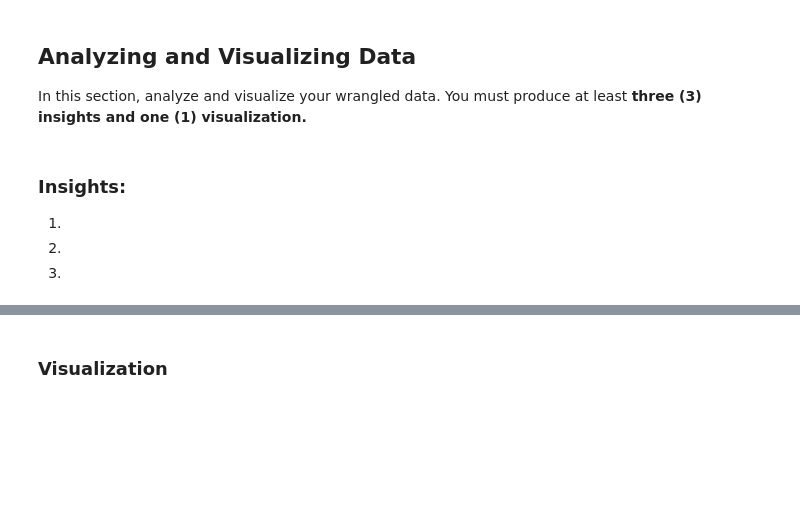
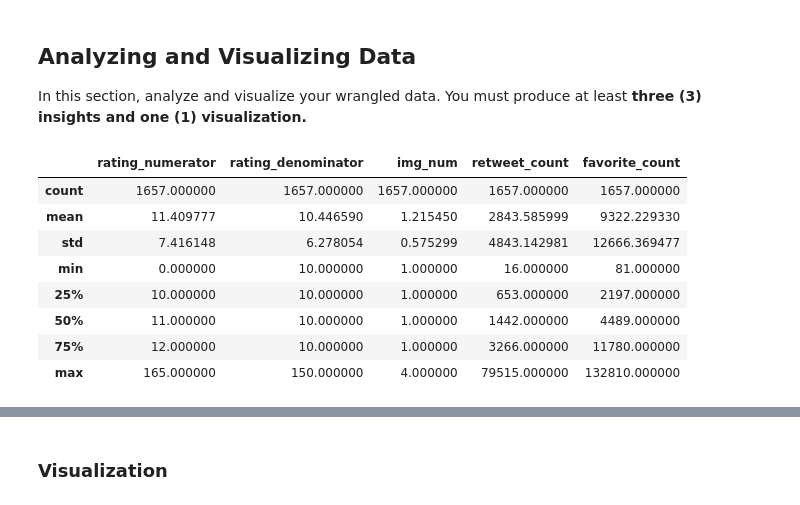
Before and after one commit to Damola-Adedoyin/wrangling_twitter_data, a Jupyter notebook: wrangle_act.ipynb, the cells around one changed output, grey strips where cells are left out. Cells and saved outputs as stored; diff of their text form; code cells hidden in the pictures; blank space fills up the shorter version.

```diff
--- a/wrangle_act.ipynb
+++ b/wrangle_act.ipynb
@@ -849,10 +883,15 @@ twitter_archive_master.to_csv('twitter_archive_master.csv', index=False)
 # %% [markdown]
 ## Analyzing and Visualizing Data
 In this section, analyze and visualize your wrangled data. You must produce at least **three (3) insights and one (1) visualization.**
-# %% [markdown]
-### Insights:
-1.
-
-2.
-
-3.
+# %%
+twitter_archive_master.describe()
+# %% [output]
+|  | rating_numerator | rating_denominator | img_num | retweet_count | favorite_count |
+| count | 1657.000000 | 1657.000000 | 1657.000000 | 1657.000000 | 1657.000000 |
+| mean | 11.409777 | 10.446590 | 1.215450 | 2843.585999 | 9322.229330 |
+| std | 7.416148 | 6.278054 | 0.575299 | 4843.142981 | 12666.369477 |
+| min | 0.000000 | 10.000000 | 1.000000 | 16.000000 | 81.000000 |
+| 25% | 10.000000 | 10.000000 | 1.000000 | 653.000000 | 2197.000000 |
+| 50% | 11.000000 | 10.000000 | 1.000000 | 1442.000000 | 4489.000000 |
+| 75% | 12.000000 | 10.000000 | 1.000000 | 3266.000000 | 11780.000000 |
+| max | 165.000000 | 150.000000 | 4.000000 | 79515.000000 | 132810.000000 |
```
Also changed, not shown: parts of 22 cells of this notebook, 3 other files.
